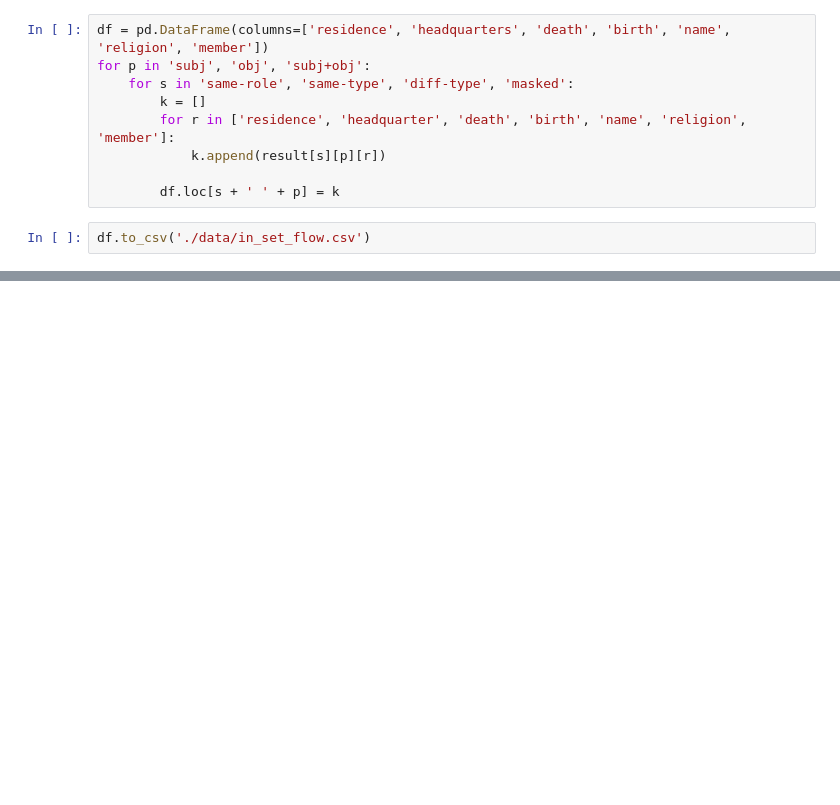
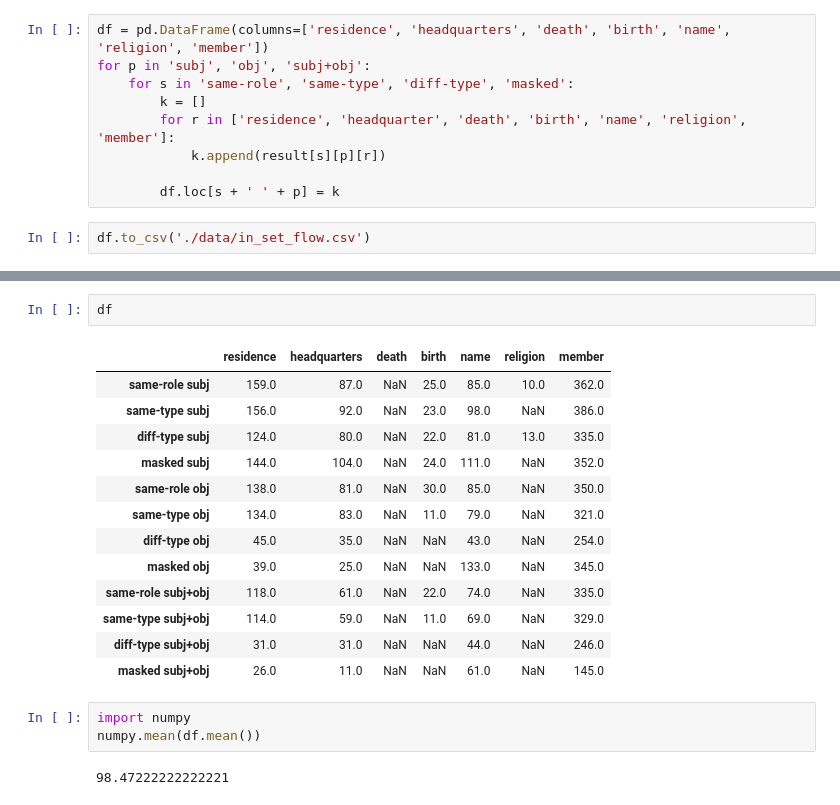
Before and after one commit to Nolanogenn/adv_re, a Jupyter notebook: relation_flow.ipynb, the cells around one changed output, grey strips where cells are left out. Saved outputs shown, nothing was run; the diff lists cells and outputs as text; blank space fills up the shorter version.

```diff
--- a/relation_flow.ipynb
+++ b/relation_flow.ipynb
@@ -113,0 +114,21 @@ fig.show()
+# %%
+df
+# %% [output]
+|  | residence | headquarters | death | birth | name | religion | member |
+| same-role subj | 159.0 | 87.0 | NaN | 25.0 | 85.0 | 10.0 | 362.0 |
+| same-type subj | 156.0 | 92.0 | NaN | 23.0 | 98.0 | NaN | 386.0 |
+| diff-type subj | 124.0 | 80.0 | NaN | 22.0 | 81.0 | 13.0 | 335.0 |
+| masked subj | 144.0 | 104.0 | NaN | 24.0 | 111.0 | NaN | 352.0 |
+| same-role obj | 138.0 | 81.0 | NaN | 30.0 | 85.0 | NaN | 350.0 |
+| same-type obj | 134.0 | 83.0 | NaN | 11.0 | 79.0 | NaN | 321.0 |
+| diff-type obj | 45.0 | 35.0 | NaN | NaN | 43.0 | NaN | 254.0 |
+| masked obj | 39.0 | 25.0 | NaN | NaN | 133.0 | NaN | 345.0 |
+| same-role subj+obj | 118.0 | 61.0 | NaN | 22.0 | 74.0 | NaN | 335.0 |
+| same-type subj+obj | 114.0 | 59.0 | NaN | 11.0 | 69.0 | NaN | 329.0 |
+| diff-type subj+obj | 31.0 | 31.0 | NaN | NaN | 44.0 | NaN | 246.0 |
+| masked subj+obj | 26.0 | 11.0 | NaN | NaN | 61.0 | NaN | 145.0 |
+# %%
+import numpy
+numpy.mean(df.mean())
+# %% [output]
+98.47222222222221
```
Also changed, not shown: parts of 3 cells of this notebook, 12 other files.
